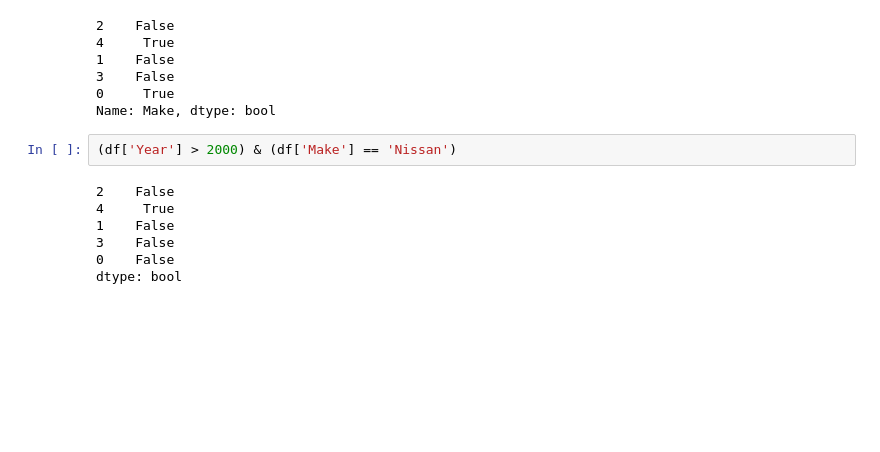
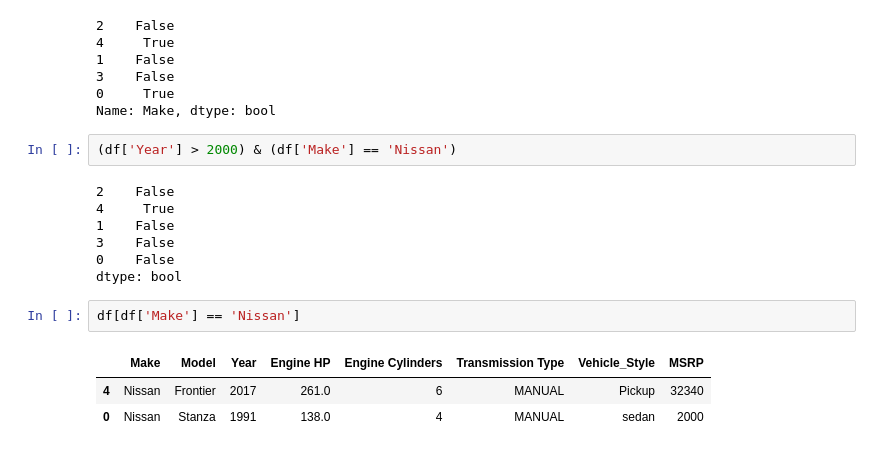
Before and after one commit to rodmargon/machine-learning-zoocamp-homework, a Jupyter notebook: 01-Intro/pandas.ipynb, the cells around one changed output. Drawn from its saved outputs; the diff is of its cells as text; blank space fills up the shorter version.

```diff
--- a/01-Intro/pandas.ipynb
+++ b/01-Intro/pandas.ipynb
@@ -381,3 +381,9 @@ Name: Make, dtype: bool
 3    False
 0    False
 dtype: bool
+# %%
+df[df['Make'] == 'Nissan']
+# %% [output]
+|  | Make | Model | Year | Engine HP | Engine Cylinders | Transmission Type | Vehicle_Style | MSRP |
+| 4 | Nissan | Frontier | 2017 | 261.0 | 6 | MANUAL | Pickup | 32340 |
+| 0 | Nissan | Stanza | 1991 | 138.0 | 4 | MANUAL | sedan | 2000 |
```
Also changed, not shown: parts of 17 cells of this notebook.
